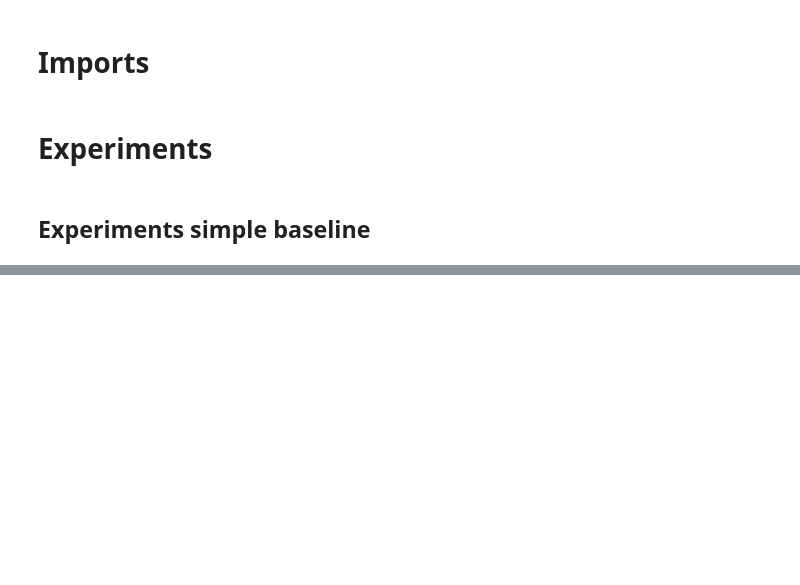
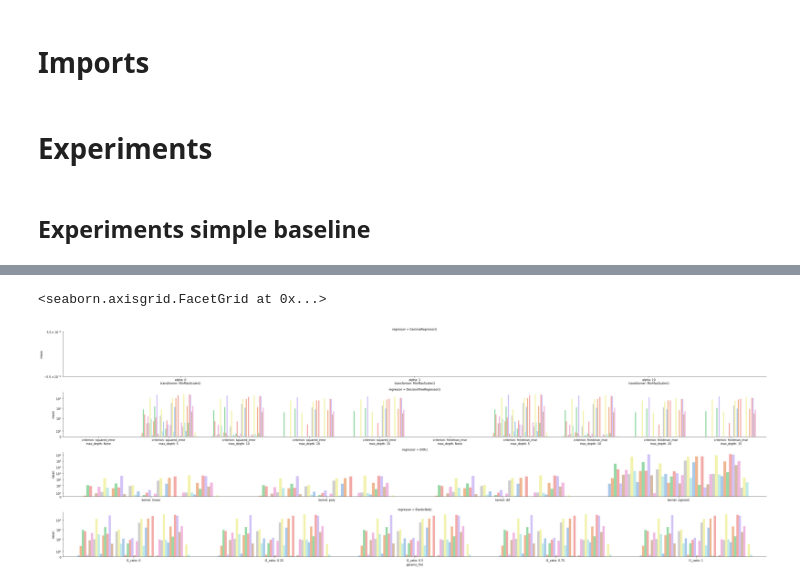
Before and after one commit to trdvangraft/thesis, a Jupyter notebook: metaengineering/results_analyser.ipynb, the cells around one changed output, grey strips where cells are left out. Cells and saved outputs as stored; diff of their text form; code cells hidden in the pictures; blank space fills up the shorter version.

```diff
--- a/metaengineering/results_analyser.ipynb
+++ b/metaengineering/results_analyser.ipynb
@@ -32,9 +37,19 @@ paths = glob.glob(dir + "/*.csv")
 #     'regressor__regressor': [ElasticNet()],
 #     'regressor__regressor__l1_ratio': [0, 0.25, 0.5, 0.75, 1],
 # }
+# %%
+def rename(name: str):
+    name = name.removeprefix('param_regressor__')
+    name = name.removesuffix('_test_score')
+    return name
 # %%
 metabolites_names = [path.rsplit('/', 1)[1].removesuffix('.csv').removeprefix('Strategy.METABOLITE_CENTRIC_') for path in paths]
 df = pd.concat([
     pd.read_csv(path).assign(metabolite_id=metabolite_name)
     for path, metabolite_name in zip(paths, metabolites_names)
 ])
+df.columns = df.columns.map(lambda name: rename(name))
+df['regressor'] = df['regressor'].replace(to_replace=r'^DecisionTreeRegressor.*', value="DecisionTreeRegressor()", regex=True)
+df['mean'] = -1 * df['mean']
+df['std'] = -1 * df['std']
+df
@@ -44,0 +95,8 @@ sns.barplot(
+# %%
+def fmt(param: str):
+    param = param.replace('{', '').replace('}', '').replace('regressor__regressor__', '').replace("\'", '')
+    param = param.split(',')[1:]
+    param = [param.strip() for param in param if "=" not in param]
+    return '\n'.join(param)
+
+df['params_fmt'] = df['params'].map(lambda param: fmt(param))
@@ -44,0 +122,14 @@ sns.barplot(
+# %%
+g = sns.FacetGrid(
+    data=df,
+    row='regressor',
+    height=3,
+    aspect=12,
+    sharey=False,
+    sharex=False
+)
+g.set(yscale='symlog')
+g.map(sns.barplot, 'params_fmt', 'mean', 'metabolite_id', palette='pastel')
+# %% [output]
+<seaborn.axisgrid.FacetGrid at 0x...>
+[figure, added]
```
Also changed, not shown: parts of 8 cells of this notebook, 1 other file.
